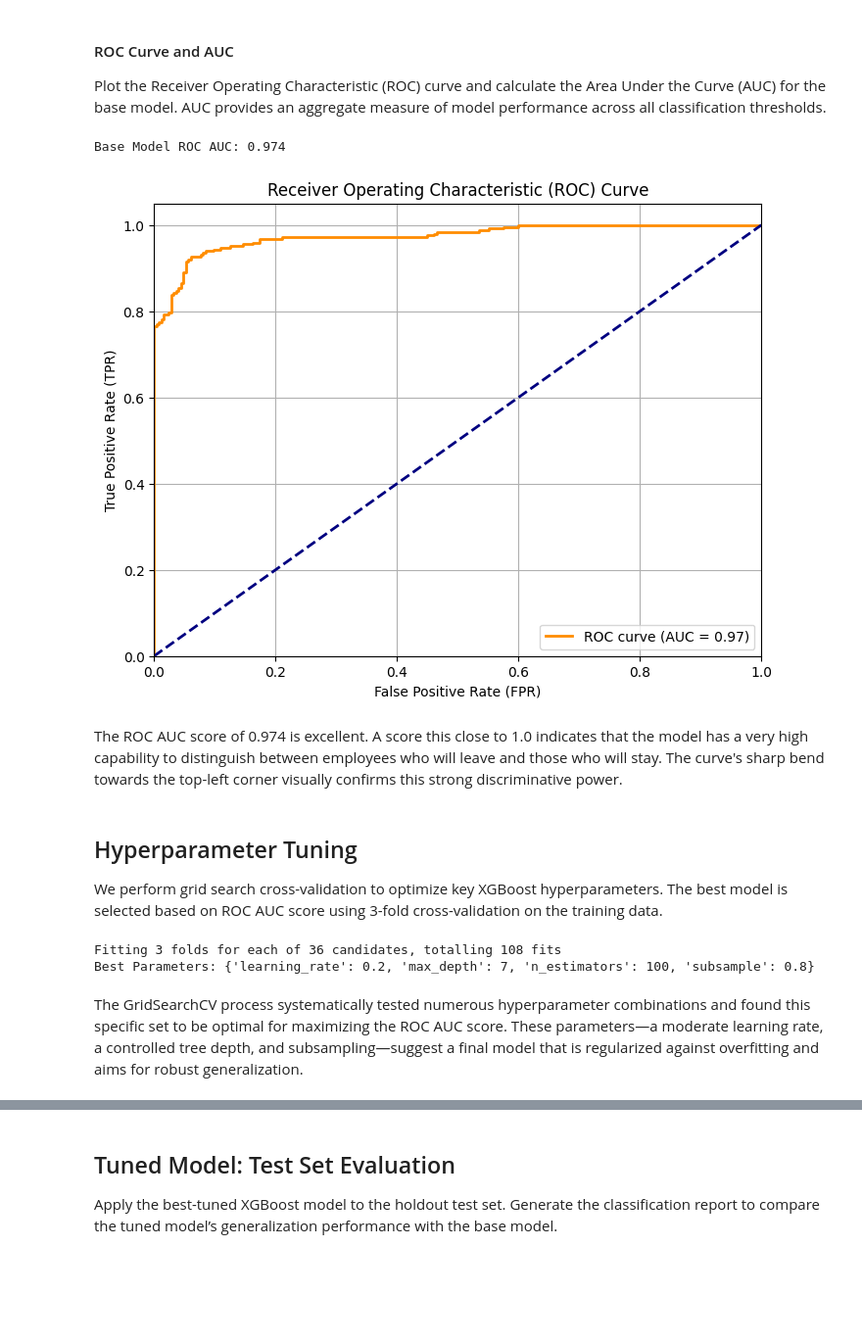
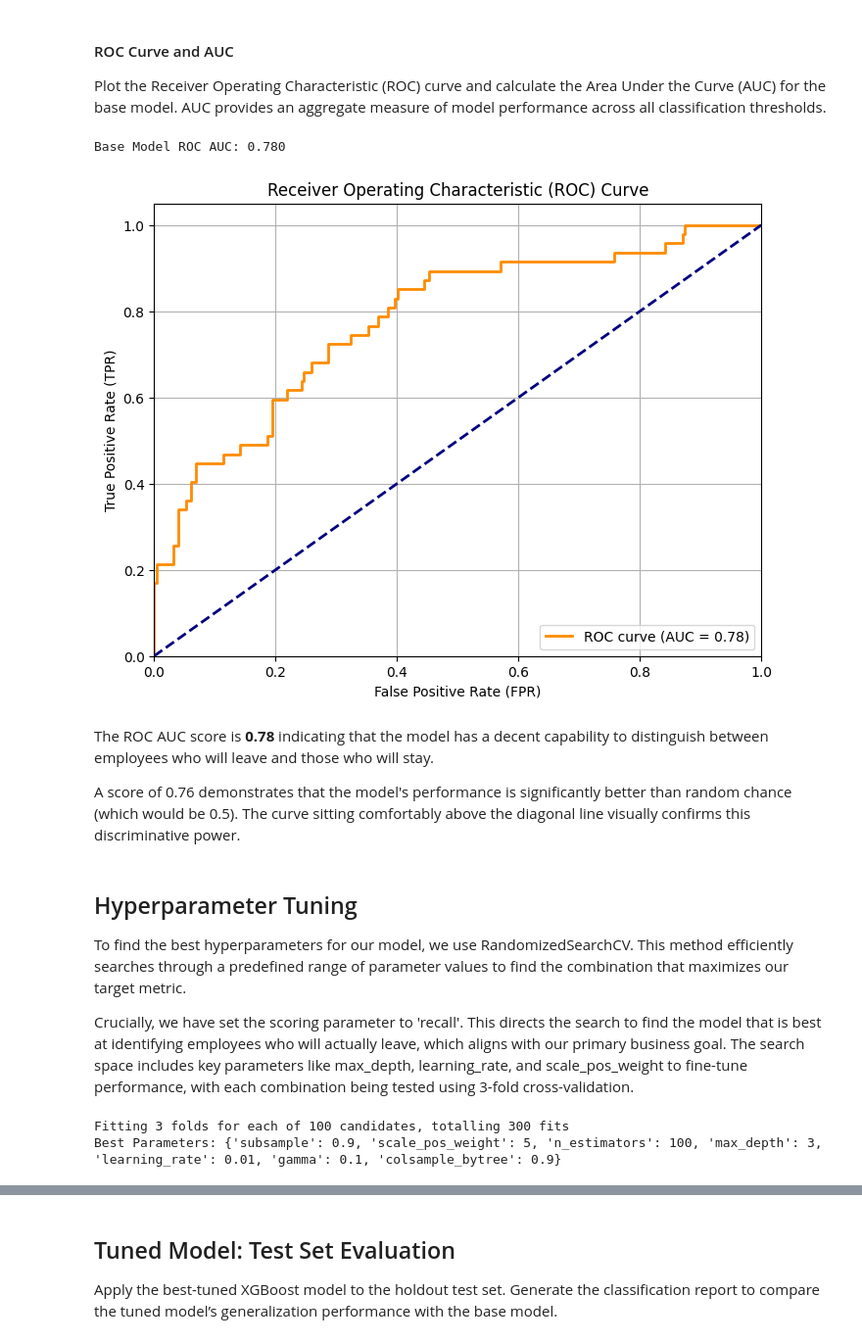
Before and after one commit to jagadeesh-usd/hr-analytics-attrition-prediction, a Jupyter notebook: notebooks/03_C_modeling_XGB.ipynb, the cells around one changed output, grey strips where cells are left out. Shown at 98% size. Drawn from its saved outputs; the diff is of its cells as text; code cells hidden in the pictures; blank space fills up the shorter version.

```diff
--- a/notebooks/03_C_modeling_XGB.ipynb
+++ b/notebooks/03_C_modeling_XGB.ipynb
@@ -370,0 +405,5 @@ The 5-fold cross-validation results give a reliable estimate of the base model's
+# %%
+xgb_A = xgb.XGBClassifier(random_state=42,
+                      objective='binary:logistic', eval_metric='logloss',
+                      scale_pos_weight=scale_pos_weight)
+fit_eval(xgb_A, X_train_full, y_train_full,X_test, y_test, "Weight-only")
@@ -370,0 +424,5 @@ The 5-fold cross-validation results give a reliable estimate of the base model's
+# %%
+xgb_B  = xgb.XGBClassifier(random_state=42,
+                       objective='binary:logistic', eval_metric='logloss',
+                       scale_pos_weight=1)      # neutral weight
+fit_eval(xgb_B, X_train_res, y_train_res,X_test, y_test, "SMOTE-only")
@@ -370,0 +443,6 @@ The 5-fold cross-validation results give a reliable estimate of the base model's
+# %%
+xgb_C  = xgb.XGBClassifier(random_state=42,
+                       objective='binary:logistic', eval_metric='logloss',
+                       scale_pos_weight=3)      # moderate weight
+
+fit_eval(xgb_C, X_train_res, y_train_res,X_test, y_test, "SMOTE + weight=3")
@@ -371,3 +482,5 @@ The 5-fold cross-validation results give a reliable estimate of the base model's
+# %%
+xgb_model = xgb_C
 # %% [markdown]
 ## Base Model: Test Set Evaluation
 
@@ -419,41 +533,53 @@ The confusion matrix shows a detailed breakdown:
 Plot the Receiver Operating Characteristic (ROC) curve and calculate the Area Under the Curve (AUC) for the base model. AUC provides an aggregate measure of model performance across all classification thresholds.
 # %%
 # ROC AUC Scores
-roc_auc_base = auc(*roc_curve(y_test, y_pred_proba_base)[:2])
+roc_auc_base = roc_auc_score(y_test, y_pred_proba_base)
 
 print(f"Base Model ROC AUC: {roc_auc_base:.3f}")
 
 plot_roc_curve(y_test, y_pred_proba_base)
 # %% [output]
-Base Model ROC AUC: 0.974
+Base Model ROC AUC: 0.780
-[figure, old version]
+[figure, new version]
 # %% [markdown]
-The ROC AUC score of 0.974 is excellent. A score this close to 1.0 indicates that the model has a very high capability to distinguish between employees who will leave and those who will stay. The curve's sharp bend towards the top-left corner visually confirms this strong discriminative power.
+The ROC AUC score is **0.78** indicating that the model has a decent capability to distinguish between employees who will leave and those who will stay.
+
+A score of 0.76 demonstrates that the model's performance is significantly better than random chance (which would be 0.5). The curve sitting comfortably above the diagonal line visually confirms this discriminative power.
-# %% [markdown]
-## Hyperparameter Tuning
-
-We perform grid search cross-validation to optimize key XGBoost hyperparameters. The best model is selected based on ROC AUC score using 3-fold cross-validation on the training data.
+# %% [markdown]
+## Hyperparameter Tuning
+
+To find the best hyperparameters for our model, we use RandomizedSearchCV. This method efficiently searches through a predefined range of parameter values to find the combination that maximizes our target metric.
+
+Crucially, we have set the scoring parameter to 'recall'. This directs the search to find the model that is best at identifying employees who will actually leave, which aligns with our primary business goal. The search space includes key parameters like max_depth, learning_rate, and scale_pos_weight to fine-tune performance, with each combination being tested using 3-fold cross-validation.
 # %%
-param_grid = {
-    'n_estimators': [100, 200],
-    'max_depth': [3, 5, 7],
-    'learning_rate': [0.01, 0.1, 0.2],
-    'subsample': [0.8, 1.0]
+param_dist = {
+    'n_estimators': [100, 200, 300, 400],
+    'max_depth': [3, 5, 7, 9],
+    'learning_rate': [0.01, 0.05, 0.1, 0.2],
+    'subsample': [0.7, 0.8, 0.9, 1.0],
+    'colsample_bytree': [0.7, 0.8, 0.9, 1.0],
+    'gamma': [0, 0.1, 0.2, 0.5],
+    'scale_pos_weight': [1, 3, 4, 5, scale_pos_weight]
 }
 
-grid_search = GridSearchCV(estimator=xgb_model,
-                           param_grid=param_grid,
-                           scoring='roc_auc',
-                           cv=3,
-                           verbose=1)
+# Use RandomizedSearchCV
+random_search = RandomizedSearchCV(
+    estimator=xgb_model,
+    param_distributions=param_dist,
+    n_iter=100,
+    scoring='recall',  # Optimize specifically for recall
+    cv=3,
+    verbose=1,
+    random_state=42,
+    n_jobs=-1
+)
 
-grid_search.fit(X_train, y_train)
+# Fit the model
+random_search.fit(X_train_res, y_train_res)
 
-# Best parameters from GridSearch
-best_params = grid_search.best_params_
+# Best parameters
+best_params = random_search.best_params_
 print("Best Parameters:", best_params)
 # %% [output]
-Fitting 3 folds for each of 36 candidates, totalling 108 fits
-Best Parameters: {'learning_rate': 0.2, 'max_depth': 7, 'n_estimators': 100, 'subsample': 0.8}
+Fitting 3 folds for each of 100 candidates, totalling 300 fits
+Best Parameters: {'subsample': 0.9, 'scale_pos_weight': 5, 'n_estimators': 100, 'max_depth': 3, 'learning_rate': 0.01, 'gamma': 0.1, 'colsample_bytree': 0.9}
-# %% [markdown]
-The GridSearchCV process systematically tested numerous hyperparameter combinations and found this specific set to be optimal for maximizing the ROC AUC score. These parameters—a moderate learning rate, a controlled tree depth, and subsampling—suggest a final model that is regularized against overfitting and aims for robust generalization.
```
Also changed, not shown: parts of 67 cells of this notebook, 1 other file.
